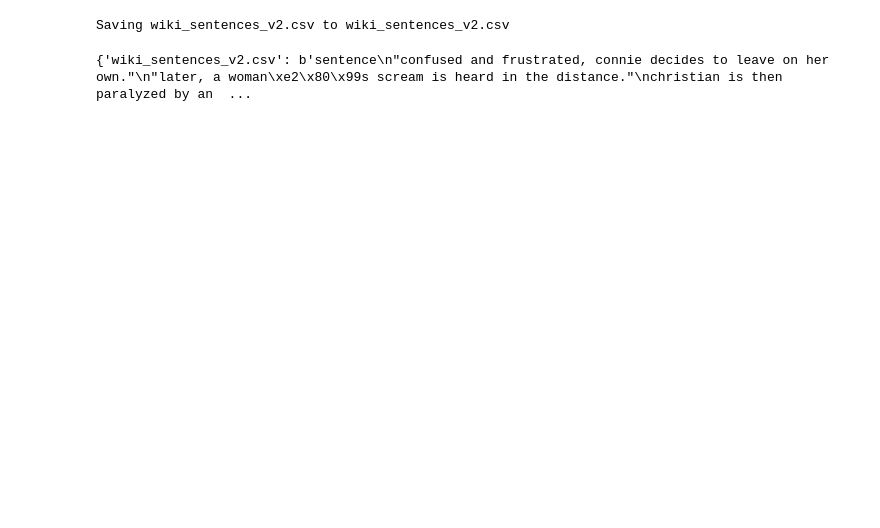
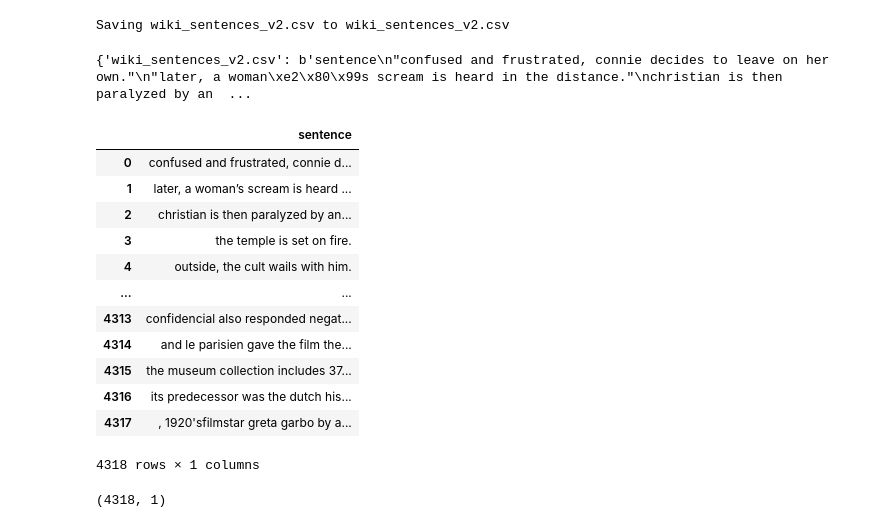
Before and after one commit to hemanthsunny/knowledge_graphs_0.1, a Jupyter notebook: first_kg.ipynb, the cells around one changed output. Cells and saved outputs as stored; diff of their text form; code cells hidden in the pictures; blank space fills up the shorter version.

```diff
--- a/first_kg.ipynb
+++ b/first_kg.ipynb
@@ -35,0 +35,23 @@ uploaded['wiki_sentences_v2.csv']
+# %%
+import io
+
+sentences = pd.read_csv(io.BytesIO(uploaded['wiki_sentences_v2.csv']))
+sentences
+# %% [output]
+|  | sentence |
+| 0 | confused and frustrated, connie d... |
+| 1 | later, a woman’s scream is heard ... |
+| 2 | christian is then paralyzed by an... |
+| 3 | the temple is set on fire. |
+| 4 | outside, the cult wails with him. |
+| ... | ... |
+| 4313 | confidencial also responded negat... |
+| 4314 | and le parisien gave the film the... |
+| 4315 | the museum collection includes 37... |
+| 4316 | its predecessor was the dutch his... |
+| 4317 | , 1920'sfilmstar greta garbo by a... |
+4318 rows × 1 columns
+# %%
+sentences.shape
+# %% [output]
+(4318, 1)
```
Also changed, not shown: parts of 2 cells of this notebook.
